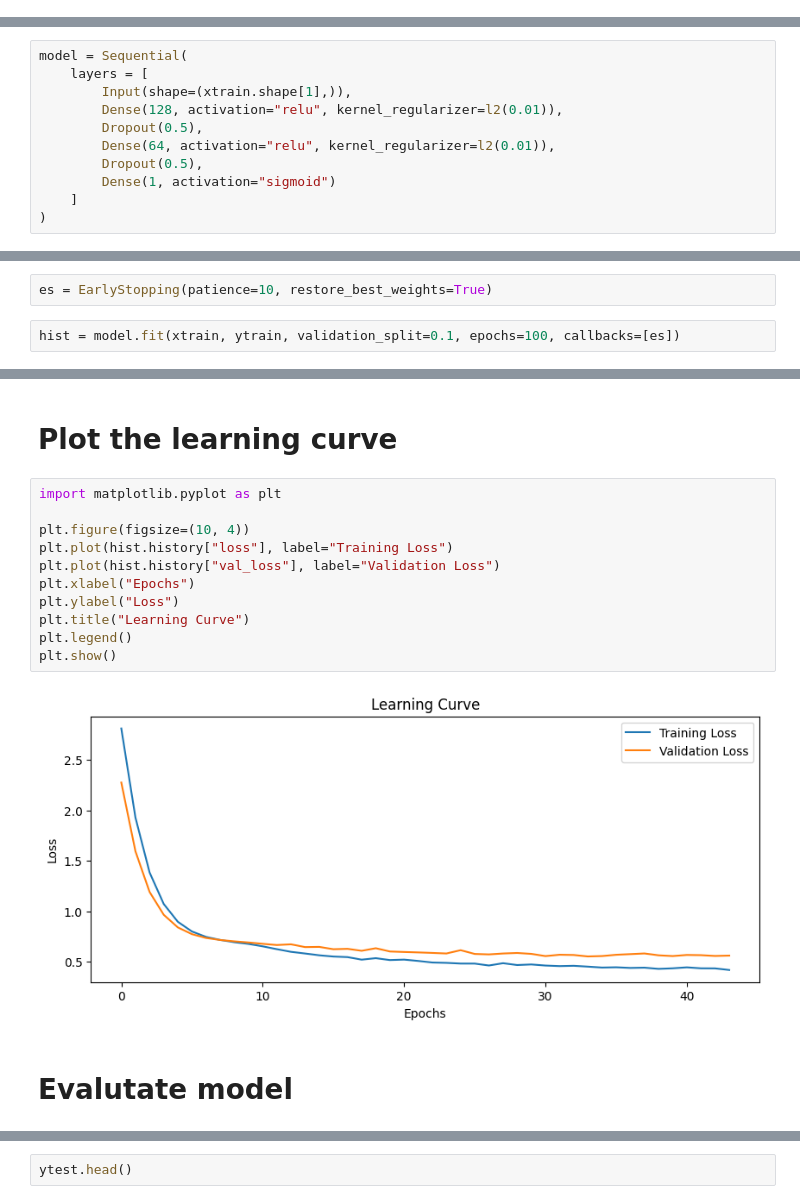
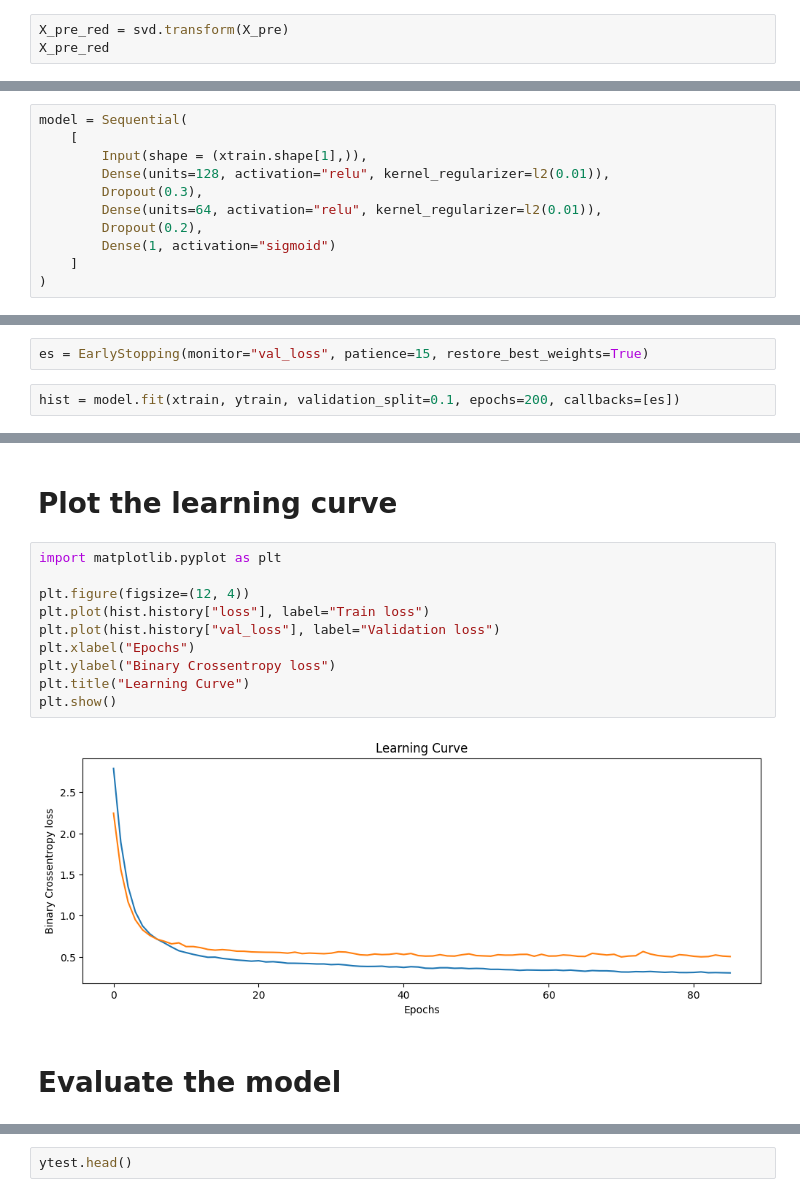
Before and after one commit to utkarshg1/Test1, a Jupyter notebook: Sentiment_analysis.ipynb, the cells around one changed output, grey strips where cells are left out. Drawn from its saved outputs; the diff is of its cells as text.

```diff
--- a/Sentiment_analysis.ipynb
+++ b/Sentiment_analysis.ipynb
@@ -108,0 +109,3 @@ array([[ 0.11457856,  0.19021733,  0.29860513, ...,  0.06245725,
+# %%
+X_pre_red = svd.transform(X_pre)
+X_pre_red
@@ -207,11 +209,11 @@ from tensorflow.keras.regularizers import l2
 # %%
 model = Sequential(
-    layers = [
-        Input(shape=(xtrain.shape[1],)),
-        Dense(128, activation="relu", kernel_regularizer=l2(0.01)),
-        Dropout(0.5),
-        Dense(64, activation="relu", kernel_regularizer=l2(0.01)),
-        Dropout(0.5),
+    [
+        Input(shape = (xtrain.shape[1],)),
+        Dense(units=128, activation="relu", kernel_regularizer=l2(0.01)),
+        Dropout(0.3),
+        Dense(units=64, activation="relu", kernel_regularizer=l2(0.01)),
+        Dropout(0.2),
         Dense(1, activation="sigmoid")
     ]
 )
@@ -238,7 +240,7 @@ Model: "sequential"
 # %%
 model.compile(loss="binary_crossentropy", optimizer="adam", metrics=["accuracy"])
 # %%
-es = EarlyStopping(patience=10, restore_best_weights=True)
+es = EarlyStopping(monitor="val_loss", patience=15, restore_best_weights=True)
 # %%
-hist = model.fit(xtrain, ytrain, validation_split=0.1, epochs=100, callbacks=[es])
+hist = model.fit(xtrain, ytrain, validation_split=0.1, epochs=200, callbacks=[es])
 # %% [output]
@@ -264,15 +266,14 @@ Epoch 44/100
 # %%
 import matplotlib.pyplot as plt
 
-plt.figure(figsize=(10, 4))
-plt.plot(hist.history["loss"], label="Training Loss")
-plt.plot(hist.history["val_loss"], label="Validation Loss")
+plt.figure(figsize=(12, 4))
+plt.plot(hist.history["loss"], label="Train loss")
+plt.plot(hist.history["val_loss"], label="Validation loss")
 plt.xlabel("Epochs")
-plt.ylabel("Loss")
+plt.ylabel("Binary Crossentropy loss")
 plt.title("Learning Curve")
-plt.legend()
 plt.show()
 # %% [output]
-[figure, old version]
+[figure, new version]
 # %% [markdown]
-# Evalutate model
+# Evaluate the model
```
Also changed, not shown: parts of 75 cells of this notebook.
